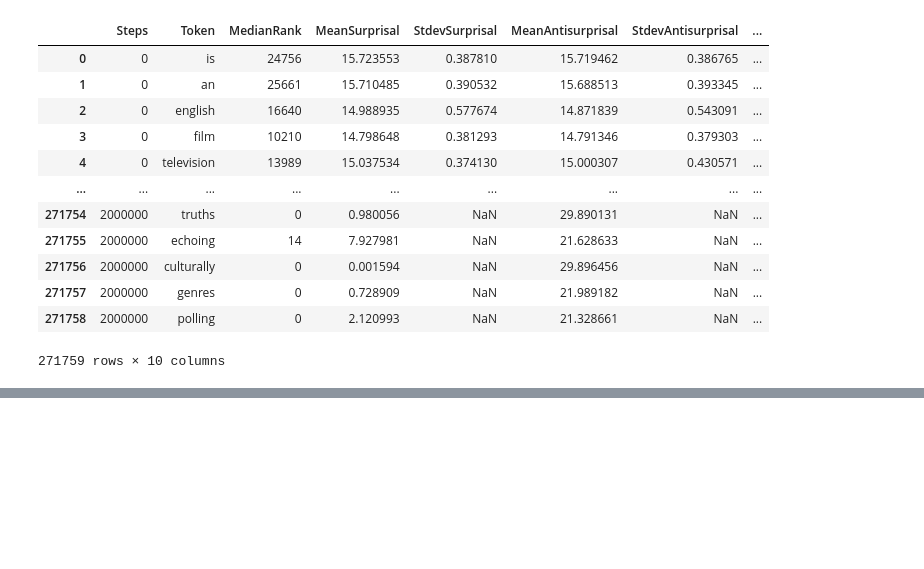
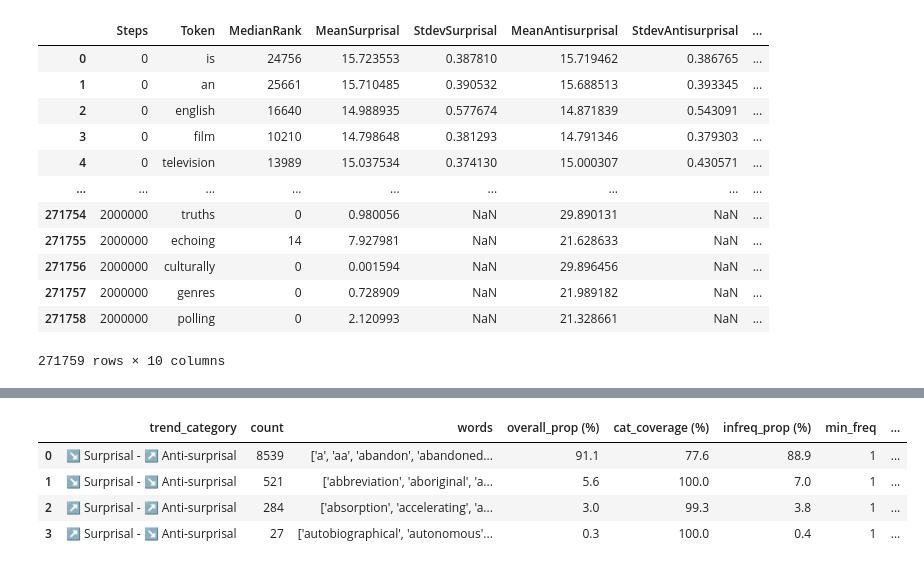
Before and after one commit to NazaninShafiabadi/antisurprisal, a Jupyter notebook: analysis.ipynb, the cells around one changed output, grey strips where cells are left out. Saved outputs shown, nothing was run; the diff lists cells and outputs as text; code cells hidden in the pictures; blank space fills up the shorter version.

```diff
--- a/analysis.ipynb
+++ b/analysis.ipynb
@@ -244,3 +213,12 @@ categories_df
+# %%
+categories_df_2 = pd.read_csv('results/surp_antisurp_trends.csv')
+categories_df_2
+# %% [output]
+|  | trend_category | count | words | overall_prop (%) | cat_coverage (%) | infreq_prop (%) | min_freq | ... |
+| 0 | ↘ Surprisal - ↗ Anti-surprisal | 8539 | ['a', 'aa', 'abandon', 'abandoned... | 91.1 | 77.6 | 88.9 | 1 | ... |
+| 1 | ↘ Surprisal - ↘ Anti-surprisal | 521 | ['abbreviation', 'aboriginal', 'a... | 5.6 | 100.0 | 7.0 | 1 | ... |
+| 2 | ↗ Surprisal - ↗ Anti-surprisal | 284 | ['absorption', 'accelerating', 'a... | 3.0 | 99.3 | 3.8 | 1 | ... |
+| 3 | ↗ Surprisal - ↘ Anti-surprisal | 27 | ['autobiographical', 'autonomous'... | 0.3 | 100.0 | 0.4 | 1 | ... |
 # %%
 import ast
 from collections import Counter
```
Also changed, not shown: parts of 12 cells of this notebook, 6 other files.
